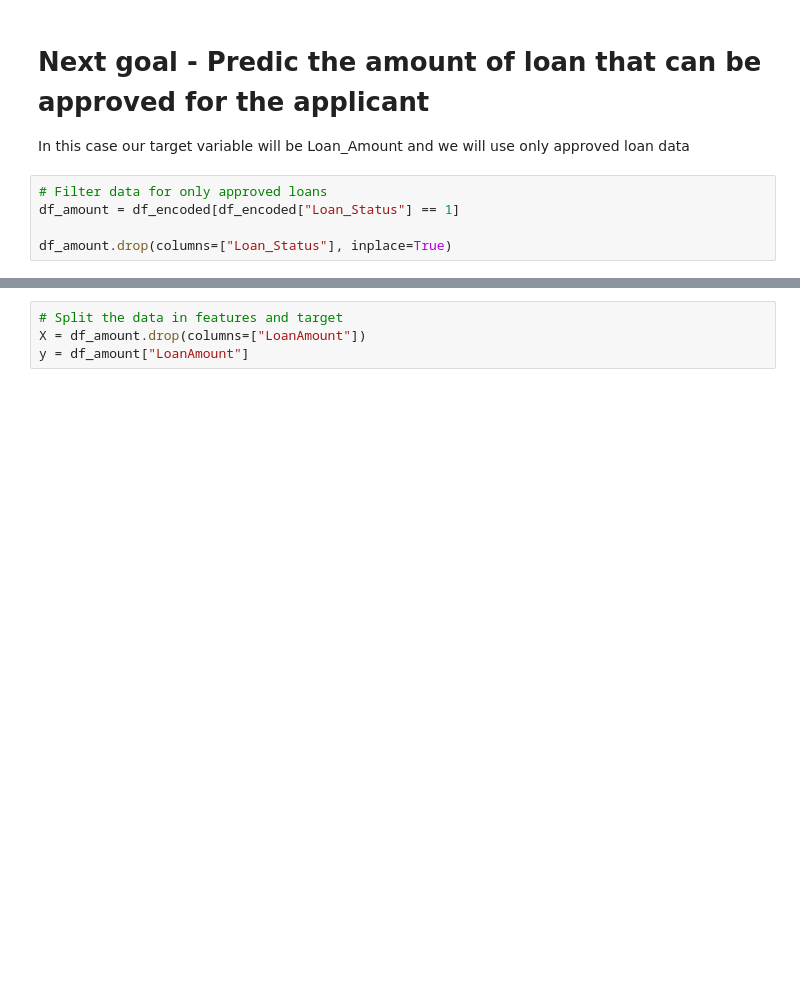
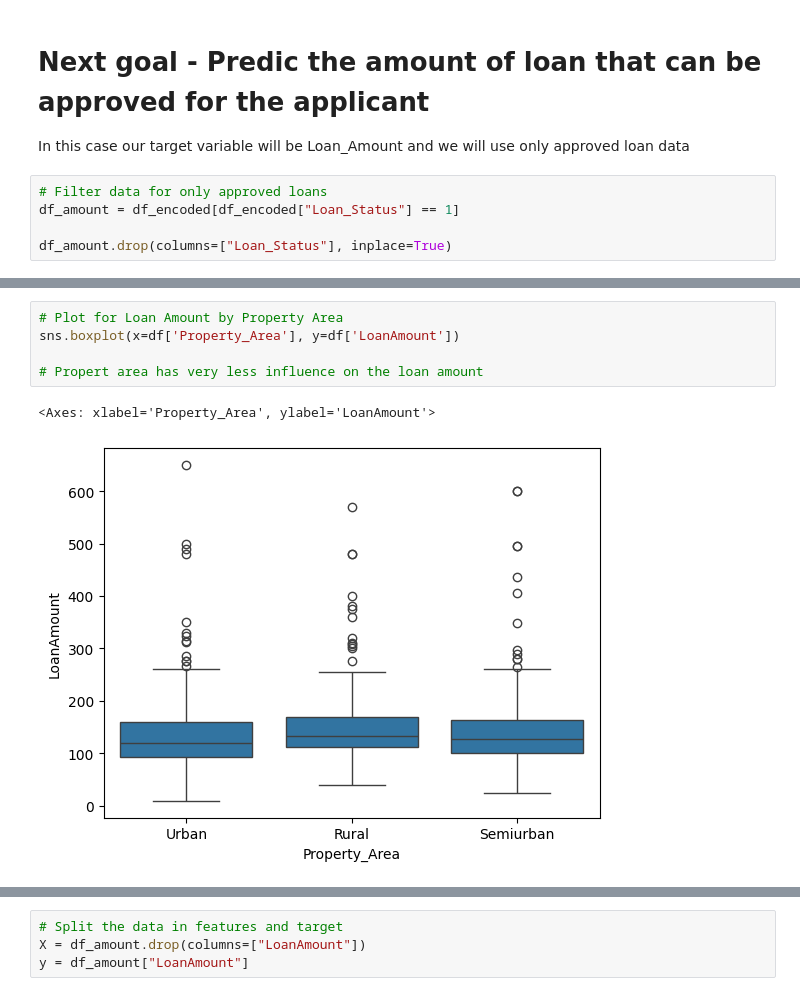
Before and after one commit to vbudhiraja/Loan-Approval-Application, a Jupyter notebook: LoanApprovalApplication.ipynb, the cells around one changed output, grey strips where cells are left out. Saved outputs shown, nothing was run; the diff lists cells and outputs as text; blank space fills up the shorter version.

```diff
--- a/LoanApprovalApplication.ipynb
+++ b/LoanApprovalApplication.ipynb
@@ -594,0 +636,8 @@ df_amount.drop(columns=["Loan_Status"], inplace=True)
+# %%
+# Plot for Loan Amount by Property Area
+sns.boxplot(x=df['Property_Area'], y=df['LoanAmount'])
+
+# Propert area has very less influence on the loan amount
+# %% [output]
+<Axes: xlabel='Property_Area', ylabel='LoanAmount'>
+[figure, added]
```
Also changed, not shown: parts of 12 cells of this notebook.
